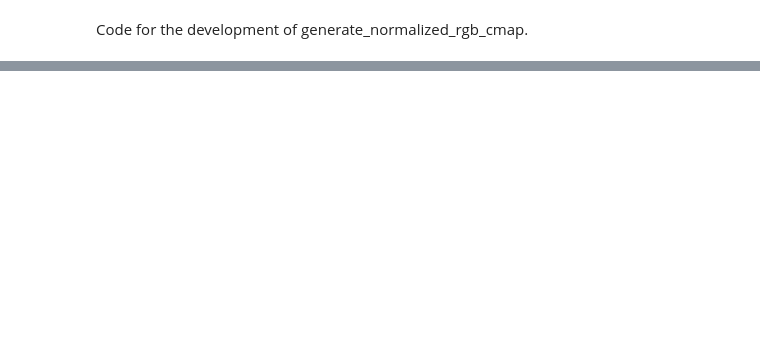
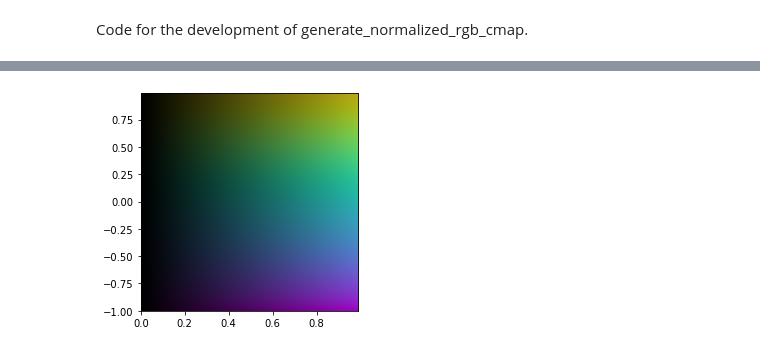
Before and after one commit to wbishopJanelia/janelia_core, a Jupyter notebook: development/develop_generate_normalized_rgb_cmap.ipynb, the cells around one changed output, grey strips where cells are left out. Cells and saved outputs as stored; diff of their text form; code cells hidden in the pictures; blank space fills up the shorter version.

```diff
--- a/development/develop_generate_normalized_rgb_cmap.ipynb
+++ b/development/develop_generate_normalized_rgb_cmap.ipynb
@@ -23,0 +38,4 @@ plt.colorbar()
+# %%
+visualize_two_param_map(two_param_map)
+# %% [output]
+[figure, added]
```
Also changed, not shown: parts of 4 cells of this notebook, 1 other file.
